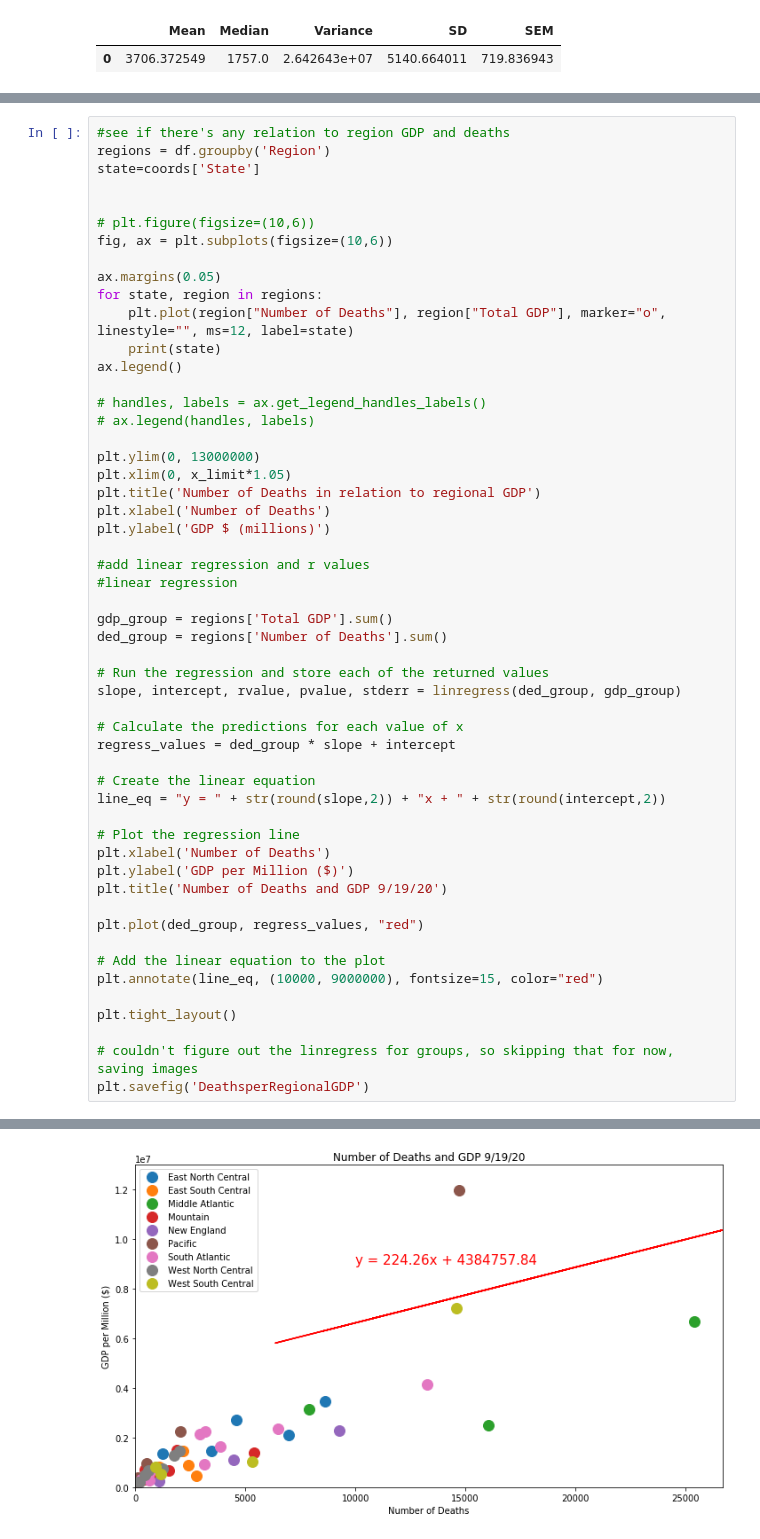
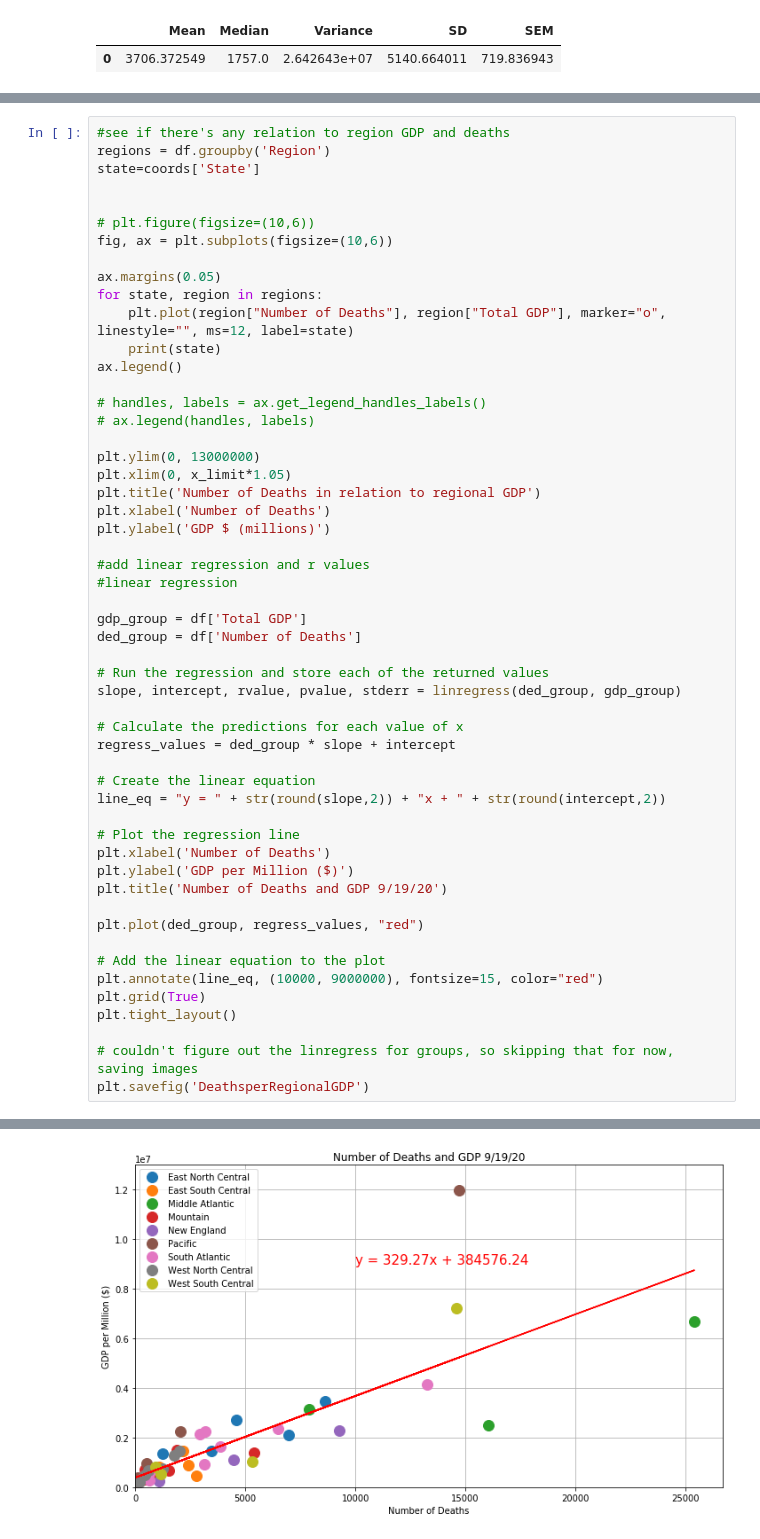
Before and after one commit to debrawu/ProjectOne, a Jupyter notebook: Project One - Visualizations .ipynb, the cells around one changed output, grey strips where cells are left out. Drawn from its saved outputs; the diff is of its cells as text.

```diff
--- a/Project One - Visualizations .ipynb
+++ b/Project One - Visualizations .ipynb
@@ -484,43 +494,43 @@ plt.ylabel('GDP $ (millions)')
 #add linear regression and r values
 #linear regression
 
-gdp_group = regions['Total GDP'].sum()
-ded_group = regions['Number of Deaths'].sum()
+gdp_group = df['Total GDP']
+ded_group = df['Number of Deaths']
 
 # Run the regression and store each of the returned values
 slope, intercept, rvalue, pvalue, stderr = linregress(ded_group, gdp_group)
 
 # Calculate the predictions for each value of x
 regress_values = ded_group * slope + intercept
 
 # Create the linear equation
 line_eq = "y = " + str(round(slope,2)) + "x + " + str(round(intercept,2))
 
 # Plot the regression line
 plt.xlabel('Number of Deaths')
 plt.ylabel('GDP per Million ($)')
 plt.title('Number of Deaths and GDP 9/19/20')
 
 plt.plot(ded_group, regress_values, "red")
 
 # Add the linear equation to the plot
 plt.annotate(line_eq, (10000, 9000000), fontsize=15, color="red")
-
+plt.grid(True)
 plt.tight_layout()
 
 # couldn't figure out the linregress for groups, so skipping that for now, saving images
 plt.savefig('DeathsperRegionalGDP')
 # %% [output]
 East North Central
 East South Central
 Middle Atlantic
 Mountain
 New England
 Pacific
 South Atlantic
 West North Central
 West South Central
-[figure, old version]
+[figure, new version]
 # %%
 #get the variables from the last practice and use them here
 correlation = sts.pearsonr(ded_group, gdp_group)
```
Also changed, not shown: parts of 5 cells of this notebook, 7 other files.
